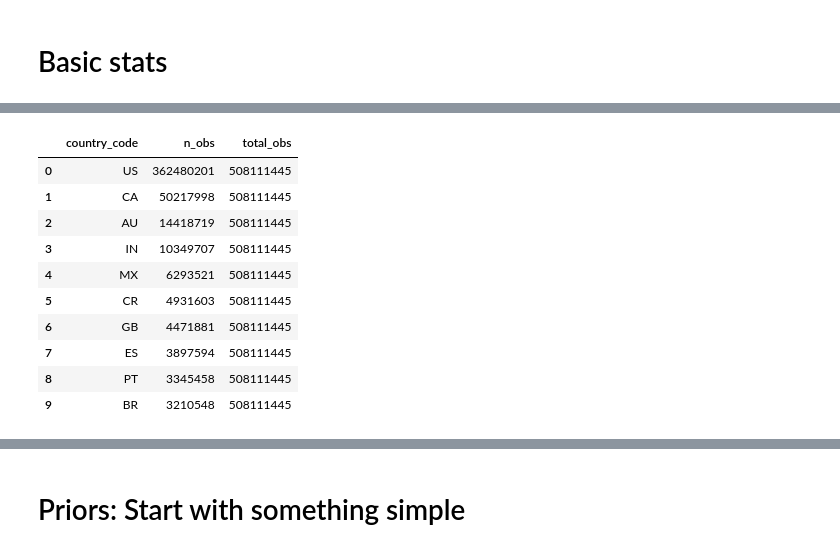
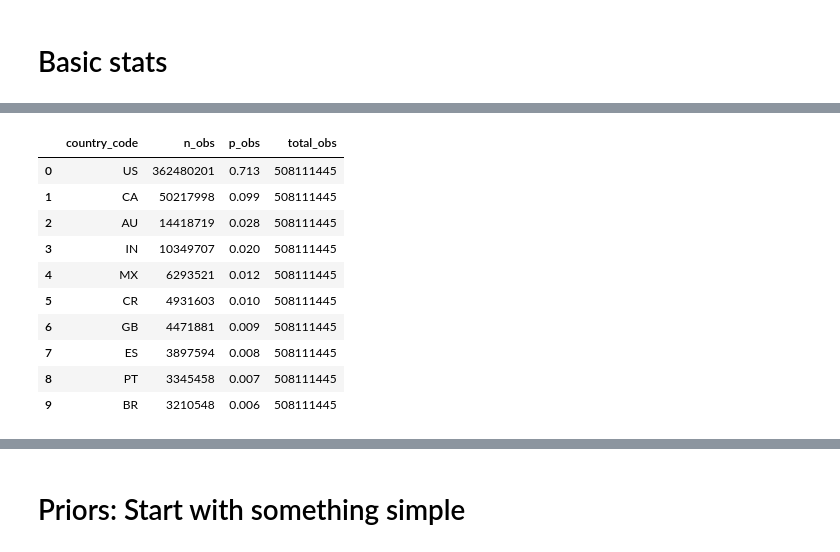
Before and after one commit to jdanbrown/birdgram, a Jupyter notebook: model/notebooks/190808_ebird_bq_priors.ipynb, the cells around one changed output, grey strips where cells are left out. Saved outputs shown, nothing was run; the diff lists cells and outputs as text; code cells hidden in the pictures.

```diff
--- a/model/notebooks/190808_ebird_bq_priors.ipynb
+++ b/model/notebooks/190808_ebird_bq_priors.ipynb
@@ -252,14 +352,20 @@ Fetching results...
 # How many obs by country?
 #   - 362m/508m in US
 #   -  50m/508m is next biggest country
-bqq('''
-    select
-        country_code,
-        count(*) n_obs,
-        sum(count(*)) over () total_obs
-    from ebird.obs_all_expensive
-    group by 1
-    order by 2 desc
-    limit 10
-''')
+(bqq.no_defs
+    .query(
+        # from_='ebird.obs_sample_001',  # XXX Dev
+        from_='ebird.obs_all_expensive',
+        group_by='1',
+        select='''
+            country_code,
+            count(*) n_obs,
+            count(*) / sum(count(*)) over () p_obs,
+            sum(count(*)) over () total_obs,
+        ''',
+        order_by='2 desc',
+        limit=10,
+    )
+    .df()
+)
 # %% [output]
@@ -270,12 +376,12 @@ Fetching results...
-|  | country_code | n_obs | total_obs |
-| 0 | US | 362480201 | 508111445 |
-| 1 | CA | 50217998 | 508111445 |
-| 2 | AU | 14418719 | 508111445 |
-| 3 | IN | 10349707 | 508111445 |
-| 4 | MX | 6293521 | 508111445 |
-| 5 | CR | 4931603 | 508111445 |
-| 6 | GB | 4471881 | 508111445 |
-| 7 | ES | 3897594 | 508111445 |
-| 8 | PT | 3345458 | 508111445 |
-| 9 | BR | 3210548 | 508111445 |
+|  | country_code | n_obs | p_obs | total_obs |
+| 0 | US | 362480201 | 0.713 | 508111445 |
+| 1 | CA | 50217998 | 0.099 | 508111445 |
+| 2 | AU | 14418719 | 0.028 | 508111445 |
+| 3 | IN | 10349707 | 0.020 | 508111445 |
+| 4 | MX | 6293521 | 0.012 | 508111445 |
+| 5 | CR | 4931603 | 0.010 | 508111445 |
+| 6 | GB | 4471881 | 0.009 | 508111445 |
+| 7 | ES | 3897594 | 0.008 | 508111445 |
+| 8 | PT | 3345458 | 0.007 | 508111445 |
+| 9 | BR | 3210548 | 0.006 | 508111445 |
 # %%
```
Also changed, not shown: parts of 23 cells of this notebook.
